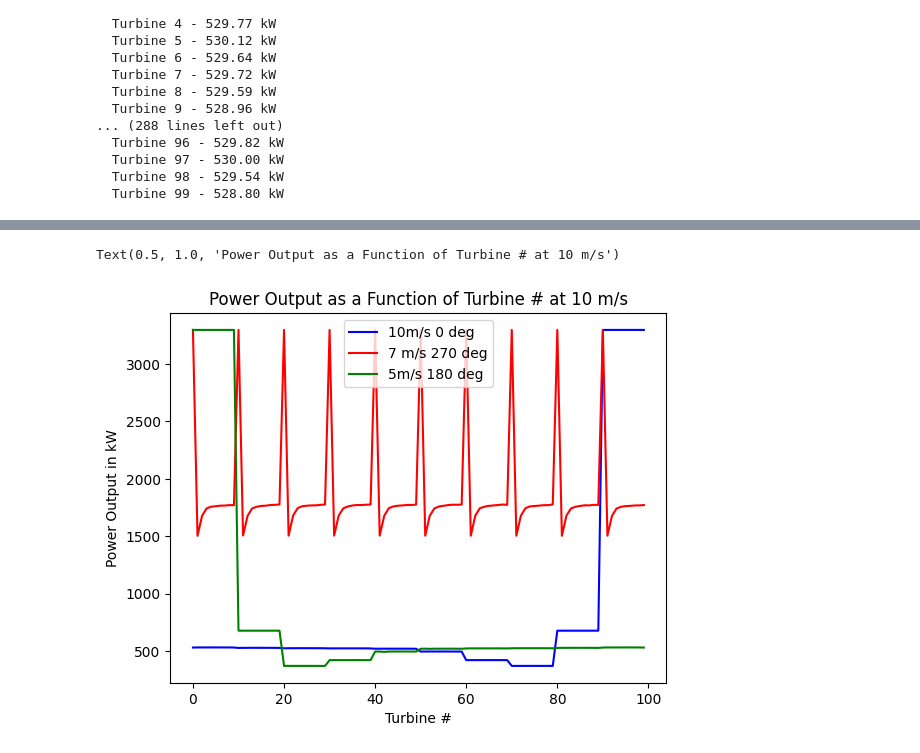
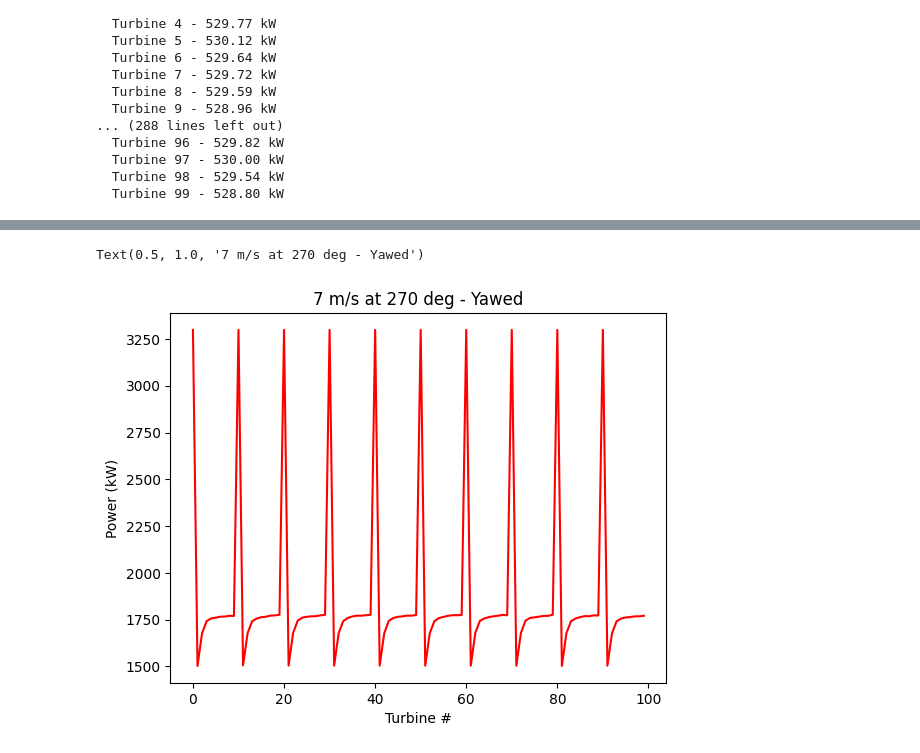
Before and after one commit to JanCas/WEFinal, a Jupyter notebook: HW3.ipynb, the cells around one changed output, grey strips where cells are left out. Cells and saved outputs as stored; diff of their text form; code cells hidden in the pictures.

```diff
--- a/HW3.ipynb
+++ b/HW3.ipynb
@@ -146,0 +172,7 @@ for i in range(fi.floris.farm.n_turbines):
+# %%
+yaw_angles = np.zeros((3,3,100))
+
+for i in range(100):
+    yaw_angles[0, :, i] = random.randrange(10,30)
+
+fi.calculate_wake(yaw_angles=yaw_angles)
@@ -147,11 +187,14 @@ for i in range(fi.floris.farm.n_turbines):
+# %%
+powers = fi.get_turbine_powers() / 1000.0
+# %%
+power2 = []
+for i in range(fi.floris.farm.n_turbines):
+    power2.append(powers[1][0][i])
 # %%
-plt.plot(power1,'b',label='10m/s 0 deg')
 plt.plot(power2,'r',label='7 m/s 270 deg')
-plt.plot(power3, 'g', label='5m/s 180 deg')
-plt.xlabel('Turbine #')
-plt.ylabel('Power Output in kW')
-plt.legend()
-plt.title('Power Output as a Function of Turbine # at 10 m/s')
+plt.xlabel("Turbine #")
+plt.ylabel("Power (kW)")
+plt.title("7 m/s at 270 deg - Yawed")
 # %% [output]
-Text(0.5, 1.0, 'Power Output as a Function of Turbine # at 10 m/s')
+Text(0.5, 1.0, '7 m/s at 270 deg - Yawed')
-[figure, old version]
+[figure, new version]
```
Also changed, not shown: parts of 4 cells of this notebook, 39 other files.
